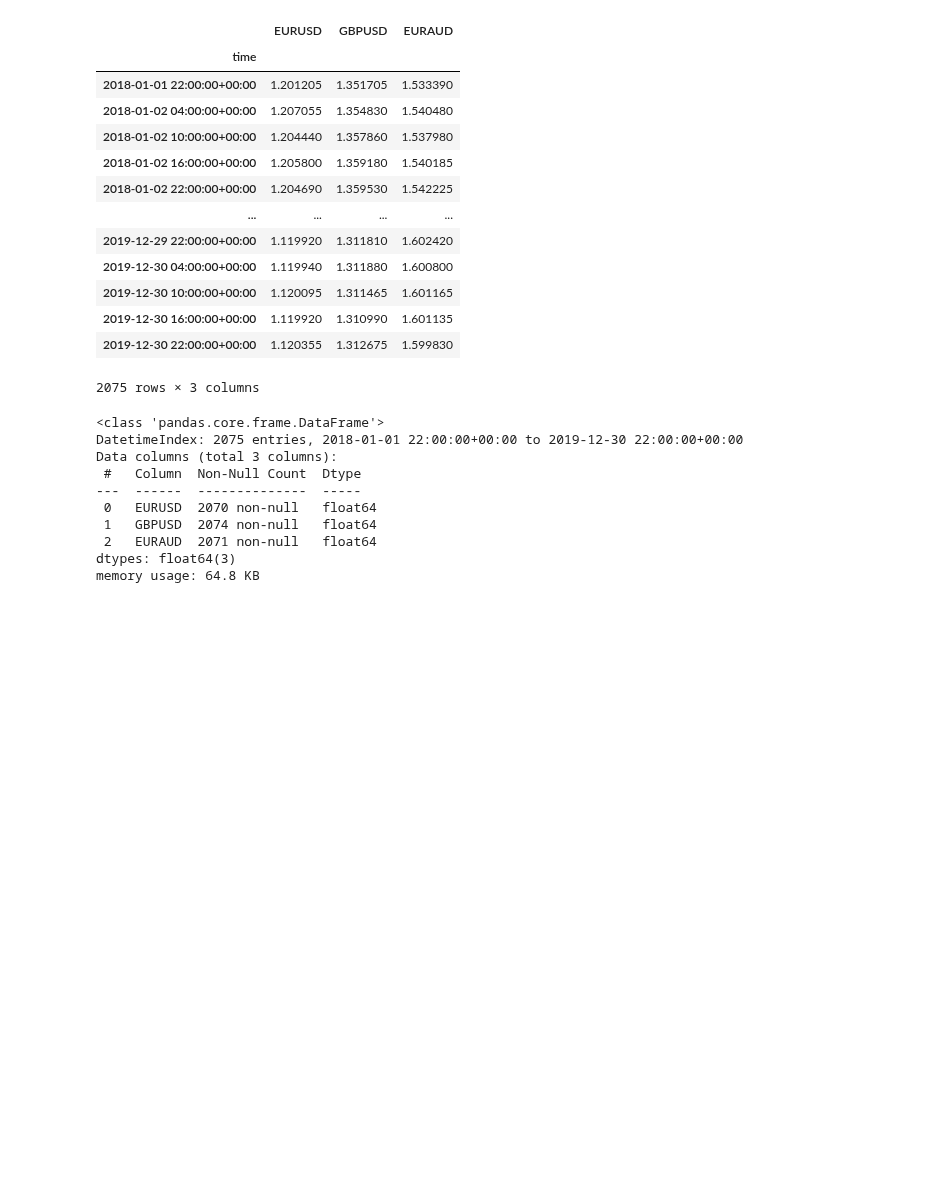
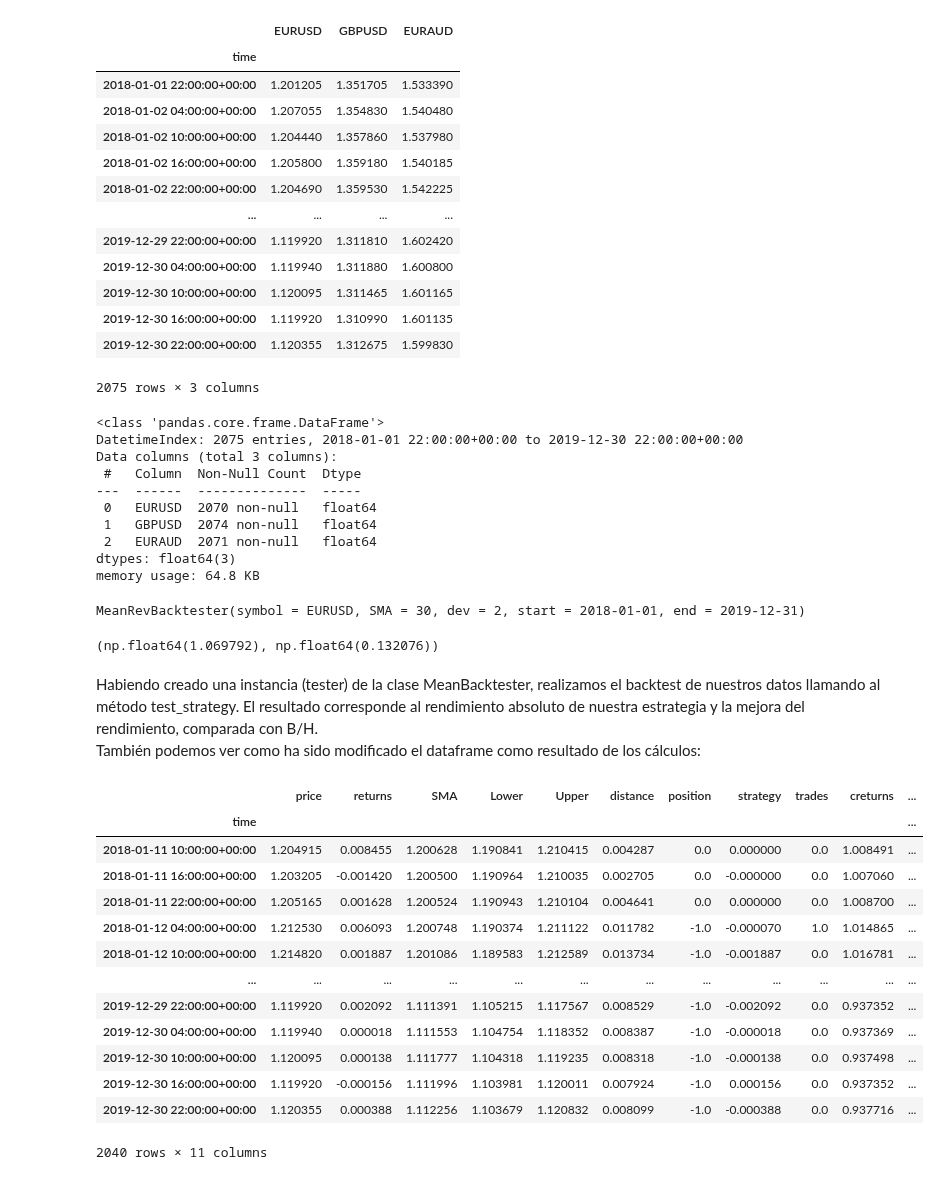
Before and after one commit to mario812/algo-trading-env, a Jupyter notebook: 3.3.7-oop_mean_rev_back.ipynb, the cells around one changed output. Drawn from its saved outputs; the diff is of its cells as text; code cells hidden in the pictures; blank space fills up the shorter version.

```diff
--- a/3.3.7-oop_mean_rev_back.ipynb
+++ b/3.3.7-oop_mean_rev_back.ipynb
@@ -40,0 +47,28 @@ memory usage: 64.8 KB
+# %%
+tester
+# %% [output]
+MeanRevBacktester(symbol = EURUSD, SMA = 30, dev = 2, start = 2018-01-01, end = 2019-12-31)
+# %%
+tester.test_strategy()
+# %% [output]
+(np.float64(1.069792), np.float64(0.132076))
+# %% [markdown]
+Habiendo creado una instancia (tester) de la clase MeanBacktester, realizamos el backtest de nuestros datos llamando al método test_strategy. El resultado corresponde al rendimiento absoluto de nuestra estrategia y la mejora del rendimiento, comparada con B/H.
+También podemos ver como ha sido modificado el dataframe como resultado de los cálculos:
+# %%
+tester.results
+# %% [output]
+|  | price | returns | SMA | Lower | Upper | distance | position | strategy | trades | creturns | ... |
+| time |  |  |  |  |  |  |  |  |  |  | ... |
+| 2018-01-11 10:00:00+00:00 | 1.204915 | 0.008455 | 1.200628 | 1.190841 | 1.210415 | 0.004287 | 0.0 | 0.000000 | 0.0 | 1.008491 | ... |
+| 2018-01-11 16:00:00+00:00 | 1.203205 | -0.001420 | 1.200500 | 1.190964 | 1.210035 | 0.002705 | 0.0 | -0.000000 | 0.0 | 1.007060 | ... |
+| 2018-01-11 22:00:00+00:00 | 1.205165 | 0.001628 | 1.200524 | 1.190943 | 1.210104 | 0.004641 | 0.0 | 0.000000 | 0.0 | 1.008700 | ... |
+| 2018-01-12 04:00:00+00:00 | 1.212530 | 0.006093 | 1.200748 | 1.190374 | 1.211122 | 0.011782 | -1.0 | -0.000070 | 1.0 | 1.014865 | ... |
+| 2018-01-12 10:00:00+00:00 | 1.214820 | 0.001887 | 1.201086 | 1.189583 | 1.212589 | 0.013734 | -1.0 | -0.001887 | 0.0 | 1.016781 | ... |
+| ... | ... | ... | ... | ... | ... | ... | ... | ... | ... | ... | ... |
+| 2019-12-29 22:00:00+00:00 | 1.119920 | 0.002092 | 1.111391 | 1.105215 | 1.117567 | 0.008529 | -1.0 | -0.002092 | 0.0 | 0.937352 | ... |
+| 2019-12-30 04:00:00+00:00 | 1.119940 | 0.000018 | 1.111553 | 1.104754 | 1.118352 | 0.008387 | -1.0 | -0.000018 | 0.0 | 0.937369 | ... |
+| 2019-12-30 10:00:00+00:00 | 1.120095 | 0.000138 | 1.111777 | 1.104318 | 1.119235 | 0.008318 | -1.0 | -0.000138 | 0.0 | 0.937498 | ... |
+| 2019-12-30 16:00:00+00:00 | 1.119920 | -0.000156 | 1.111996 | 1.103981 | 1.120011 | 0.007924 | -1.0 | 0.000156 | 0.0 | 0.937352 | ... |
+| 2019-12-30 22:00:00+00:00 | 1.120355 | 0.000388 | 1.112256 | 1.103679 | 1.120832 | 0.008099 | -1.0 | -0.000388 | 0.0 | 0.937716 | ... |
+2040 rows × 11 columns
```
Also changed, not shown: parts of 7 cells of this notebook.
